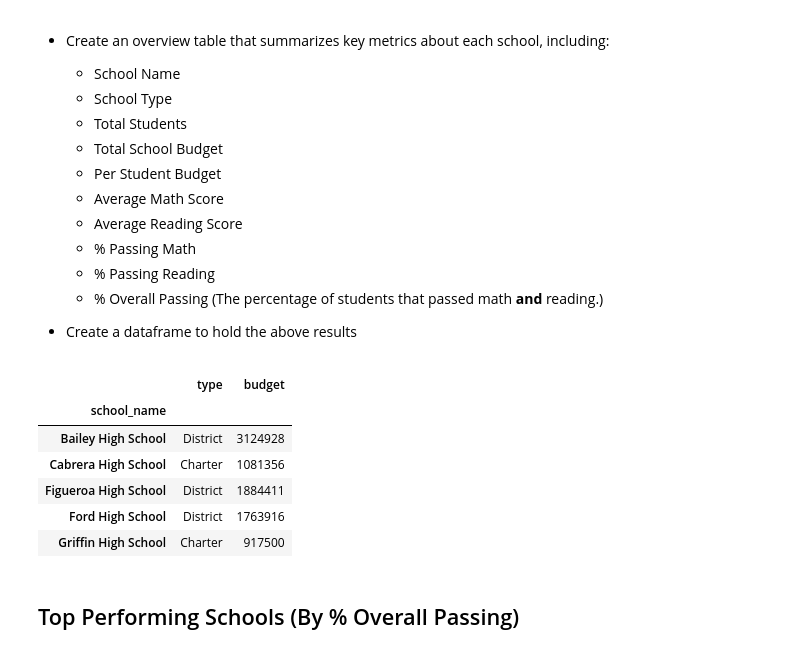
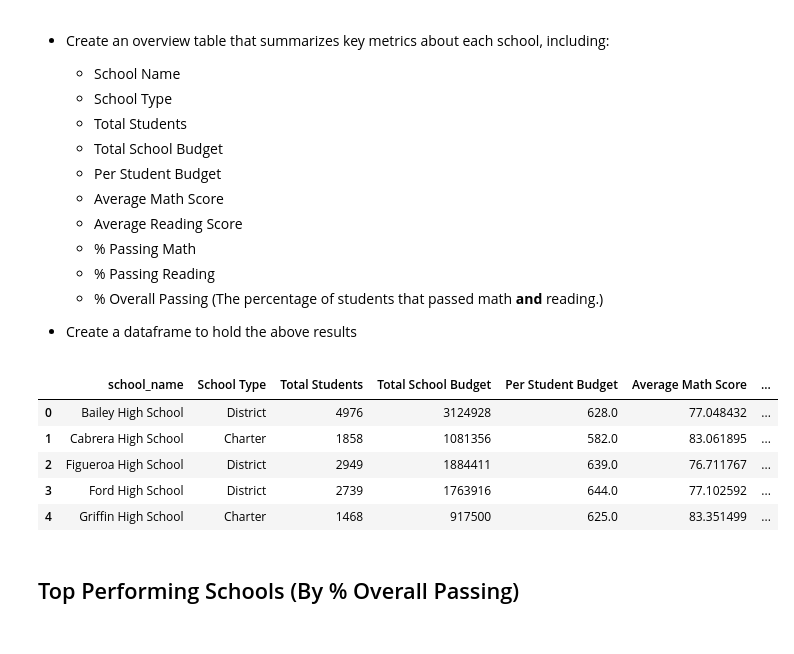
Before and after one commit to eenabow/pandas-challenge, a Jupyter notebook: PyCitySchools_starter.ipynb, the cells around one changed output. Cells and saved outputs as stored; diff of their text form; code cells hidden in the pictures.

Commit message:
Final code for School Summary

```diff
--- a/PyCitySchools_starter.ipynb
+++ b/PyCitySchools_starter.ipynb
@@ -105,25 +142,55 @@ AttributeError: 'numpy.int64' object has no attribute 'format'
   * % Overall Passing (The percentage of students that passed math **and** reading.)
 
 * Create a dataframe to hold the above results
-# %%
-# Group by school name
-grouped_school_summary_df = school_data_complete.groupby(["school_name"]).first()
-
-
-# Reorder column names to match answer
-Organized_school_summary_df = grouped_school_summary_df[["type", "budget"]]
-
-
-# Rename columns to match answer
-#Final_School_Summary_df = ______.rename(columns={"type": "School Type"})
-# %% [output]
-|  | type | budget |
-| school_name |  |  |
-| Bailey High School | District | 3124928 |
-| Cabrera High School | Charter | 1081356 |
-| Figueroa High School | District | 1884411 |
-| Ford High School | District | 1763916 |
-| Griffin High School | Charter | 917500 |
+# %%
+# Group by school name
+grouped_school_summary_df = school_data_complete.groupby(["school_name"]).first()
+
+
+# Calculate total students by school using count on Student ID's
+grouped_school_summary_df ["Total Students"] = school_data_complete.groupby("school_name")["Student ID"].count()
+
+
+#Divide total school budget by total students to get Per student budget
+grouped_school_summary_df ["Per Student Budget"] = (grouped_school_summary_df ["budget"] / grouped_school_summary_df ["Total Students"])
+
+# Calculate average math score by group
+grouped_school_summary_df ["Average Math Score"] = school_data_complete.groupby("school_name")["math_score"].mean()
+
+# Calculate average reading score by group
+grouped_school_summary_df ["Average Reading Score"] = school_data_complete.groupby("school_name")["reading_score"].mean()
+
+
+#Find % Passing Math by finding the mean in the original dataframe (0 and 1 values)
+grouped_school_summary_df ["% Passing Math"] = (school_data_complete.groupby("school_name")["Passing Math"].mean() * 100)
+
+
+#Find % Passing Reading by finding the mean in the original dataframe (0 and 1 values)
+grouped_school_summary_df ["% Passing Reading"] = (school_data_complete.groupby("school_name")["Passing Reading"].mean() * 100)
+
+# Find Overall passing % by finding the mean in the original dataframe (0 and 1 values)
+grouped_school_summary_df ["% Passing Overall"] = (school_data_complete.groupby("school_name")["Passing Overall"].mean() * 100)
+
+#Setting relevant columns and setting it to a new and organized df
+columns_to_keep = ["type", "Total Students", "budget", "Per Student Budget", "Average Math Score", "Average Reading Score","% Passing Math", "% Passing Reading", "% Passing Overall" ]
+
+Organized_school_summary_df = grouped_school_summary_df[columns_to_keep]
+
+#Renaming original column headers to meet output
+Renamed_School_Summary_df = Organized_school_summary_df.rename(columns={"type": "School Type", "budget": "Total School Budget", })
+
+
+#Setting the index as the grouped
+Final_school_summary_df = Renamed_School_Summary_df.reset_index()
+
+Final_school_summary_df.head()
+# %% [output]
+|  | school_name | School Type | Total Students | Total School Budget | Per Student Budget | Average Math Score | ... |
+| 0 | Bailey High School | District | 4976 | 3124928 | 628.0 | 77.048432 | ... |
+| 1 | Cabrera High School | Charter | 1858 | 1081356 | 582.0 | 83.061895 | ... |
+| 2 | Figueroa High School | District | 2949 | 1884411 | 639.0 | 76.711767 | ... |
+| 3 | Ford High School | District | 2739 | 1763916 | 644.0 | 77.102592 | ... |
+| 4 | Griffin High School | Charter | 1468 | 917500 | 625.0 | 83.351499 | ... |
 # %% [markdown]
 ## Top Performing Schools (By % Overall Passing)
 # %% [markdown]
```
Also changed, not shown: parts of 8 cells of this notebook.
